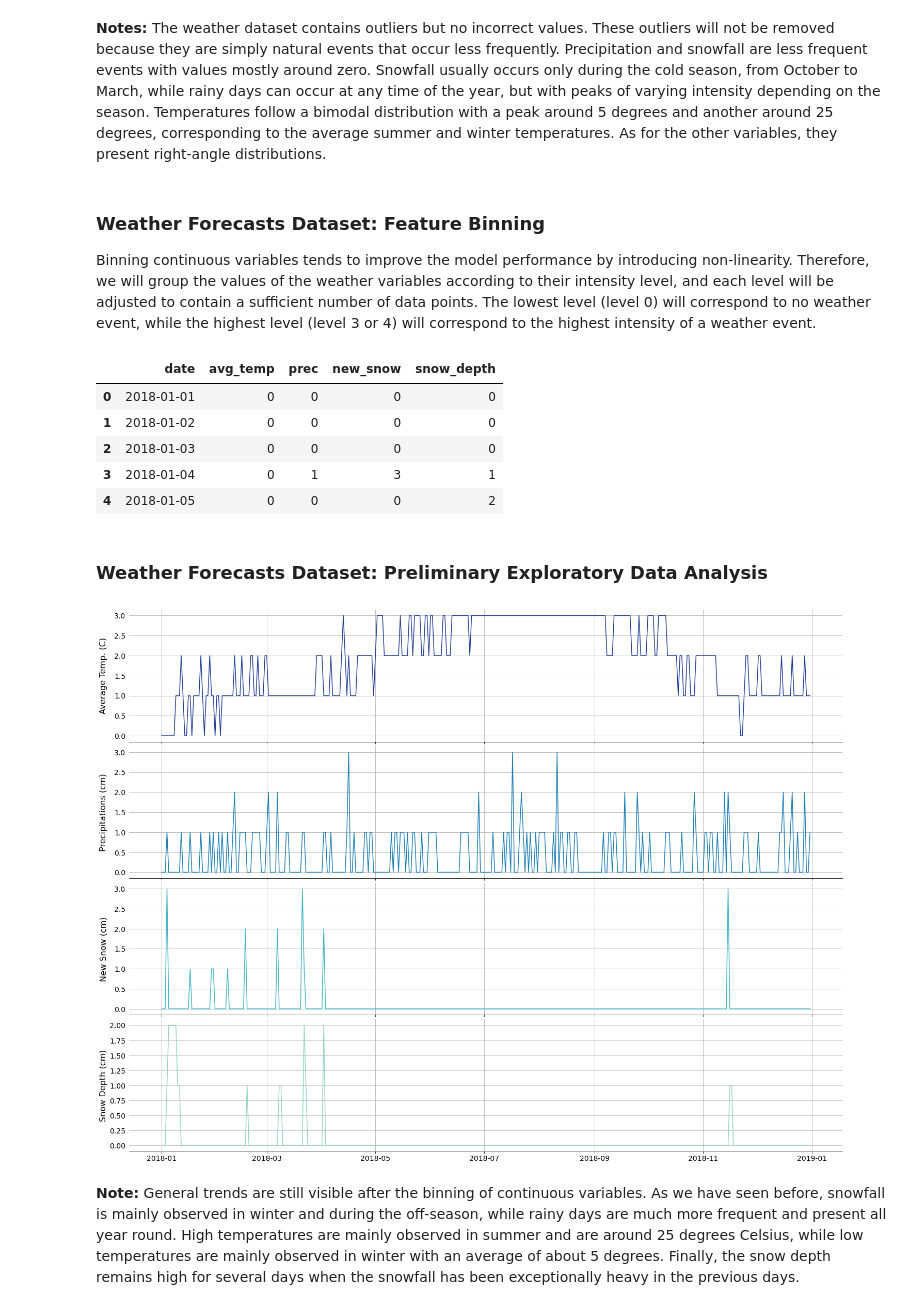
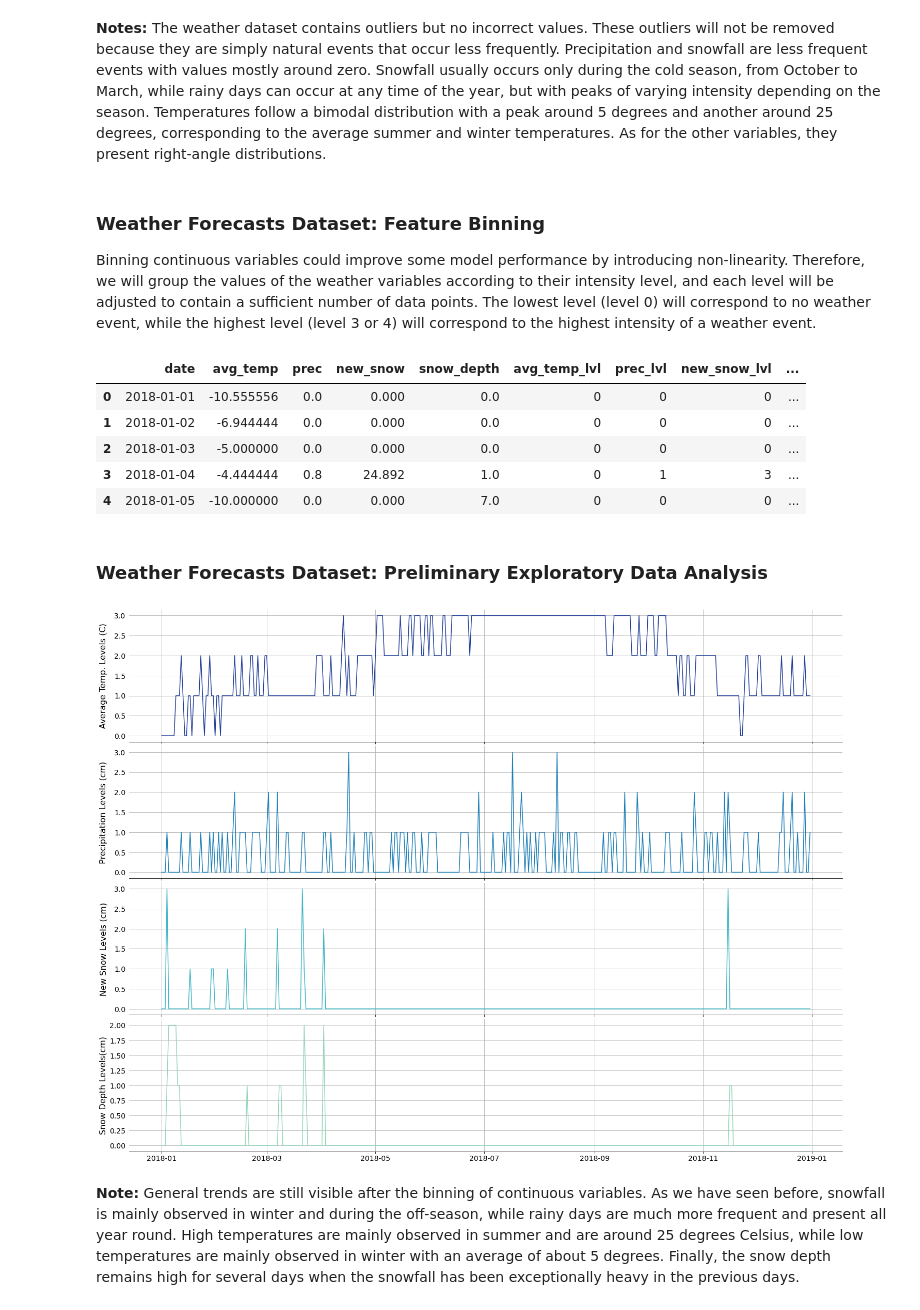
Before and after one commit to strickert/EPFL_ML, a Jupyter notebook: 01-data_preparation_I.ipynb, the cells around one changed output. Saved outputs shown, nothing was run; the diff lists cells and outputs as text; code cells hidden in the pictures.

```diff
--- a/01-data_preparation_I.ipynb
+++ b/01-data_preparation_I.ipynb
@@ -384,10 +384,10 @@ plot_lineplot(weather_df, 'date', weather_cols, weather_colnames, nrows=4)
 # %% [markdown]
 ### Weather Forecasts Dataset: Feature Binning
 
-Binning continuous variables tends to improve the model performance by introducing non-linearity. Therefore, we will group the values of the weather variables according to their intensity level, and each level will be adjusted to contain a sufficient number of data points. The lowest level (level 0) will correspond to no weather event, while the highest level (level 3 or 4) will correspond to the highest intensity of a weather event.
+Binning continuous variables could improve some model performance by introducing non-linearity. Therefore, we will group the values of the weather variables according to their intensity level, and each level will be adjusted to contain a sufficient number of data points. The lowest level (level 0) will correspond to no weather event, while the highest level (level 3 or 4) will correspond to the highest intensity of a weather event.
 # %%
 # Partition average temperatures into 4 bins
-weather_df["avg_temp"] = pd.cut(
+weather_df["avg_temp_lvl"] = pd.cut(
     weather_df["avg_temp"],
     bins=4,
     labels=np.arange(4),
@@ -395,7 +395,7 @@ weather_df["avg_temp"] = pd.cut(
 )
 
 # Partition precipitations into 4 bins
-weather_df["prec"] = pd.cut(
+weather_df["prec_lvl"] = pd.cut(
     weather_df["prec"],
     bins=[-np.inf, 0, 1, 2, 3],
     labels=np.arange(4),
@@ -403,7 +403,7 @@ weather_df["prec"] = pd.cut(
 )
 
 # Partition new snows into 3 bins
-weather_df["new_snow"] = pd.cut(
+weather_df["new_snow_lvl"] = pd.cut(
     weather_df["new_snow"],
     bins=[-np.inf, 0, 5, 15, 25],
     labels=np.arange(4),
@@ -411,7 +411,7 @@ weather_df["new_snow"] = pd.cut(
 )
 
 # Partition snow depths into 3 bins
-weather_df["snow_depth"] = pd.cut(
+weather_df["snow_depth_lvl"] = pd.cut(
     weather_df["snow_depth"],
     bins=[-np.inf, 0, 4, 8],
     labels=np.arange(3),
@@ -419,26 +419,37 @@ weather_df["snow_depth"] = pd.cut(
 )
 
 # Convert categorical variables to numeric values
-weather_df[["avg_temp", "prec", "new_snow", "snow_depth"]] = weather_df[
-    ["avg_temp", "prec", "new_snow", "snow_depth"]
+weather_df[["avg_temp_lvl", "prec_lvl", "new_snow_lvl", "snow_depth_lvl"]] = weather_df[
+    ["avg_temp_lvl", "prec_lvl", "new_snow_lvl", "snow_depth_lvl"]
 ].apply(pd.to_numeric)
 
 # Display the first five rows of the data frame
 weather_df.head()
 # %% [output]
-|  | date | avg_temp | prec | new_snow | snow_depth |
-| 0 | 2018-01-01 | 0 | 0 | 0 | 0 |
-| 1 | 2018-01-02 | 0 | 0 | 0 | 0 |
-| 2 | 2018-01-03 | 0 | 0 | 0 | 0 |
-| 3 | 2018-01-04 | 0 | 1 | 3 | 1 |
-| 4 | 2018-01-05 | 0 | 0 | 0 | 2 |
+|  | date | avg_temp | prec | new_snow | snow_depth | avg_temp_lvl | prec_lvl | new_snow_lvl | ... |
+| 0 | 2018-01-01 | -10.555556 | 0.0 | 0.000 | 0.0 | 0 | 0 | 0 | ... |
+| 1 | 2018-01-02 | -6.944444 | 0.0 | 0.000 | 0.0 | 0 | 0 | 0 | ... |
+| 2 | 2018-01-03 | -5.000000 | 0.0 | 0.000 | 0.0 | 0 | 0 | 0 | ... |
+| 3 | 2018-01-04 | -4.444444 | 0.8 | 24.892 | 1.0 | 0 | 1 | 3 | ... |
+| 4 | 2018-01-05 | -10.000000 | 0.0 | 0.000 | 7.0 | 0 | 0 | 0 | ... |
 # %% [markdown]
 ### Weather Forecasts Dataset: Preliminary Exploratory Data Analysis
 # %%
+# Define the numerical columns
+weather_cols = ["avg_temp_lvl", "prec_lvl", "new_snow_lvl", "snow_depth_lvl"]
+
+# Define the name sof the columns
+weather_colnames = [
+    "Average Temp. Levels (C)",
+    "Precipitation Levels (cm)",
+    "New Snow Levels (cm)",
+    "Snow Depth Levels(cm)",
+]
+
 # Display lineplots of numerical columns
 plot_lineplot(weather_df, "date", weather_cols, weather_colnames, nrows=4)
 # %% [output]
-[figure, old version]
+[figure, new version]
 # %% [markdown]
 **Note:** General trends are still visible after the binning of continuous variables. As we have seen before, snowfall is mainly observed in winter and during the off-season, while rainy days are much more frequent and present all year round. High temperatures are mainly observed in summer and are around 25 degrees Celsius, while low temperatures are mainly observed in winter with an average of about 5 degrees. Finally, the snow depth remains high for several days when the snowfall has been exceptionally heavy in the previous days.
 # %% [markdown]
```
Also changed, not shown: parts of 2 cells of this notebook, 6 other files.
